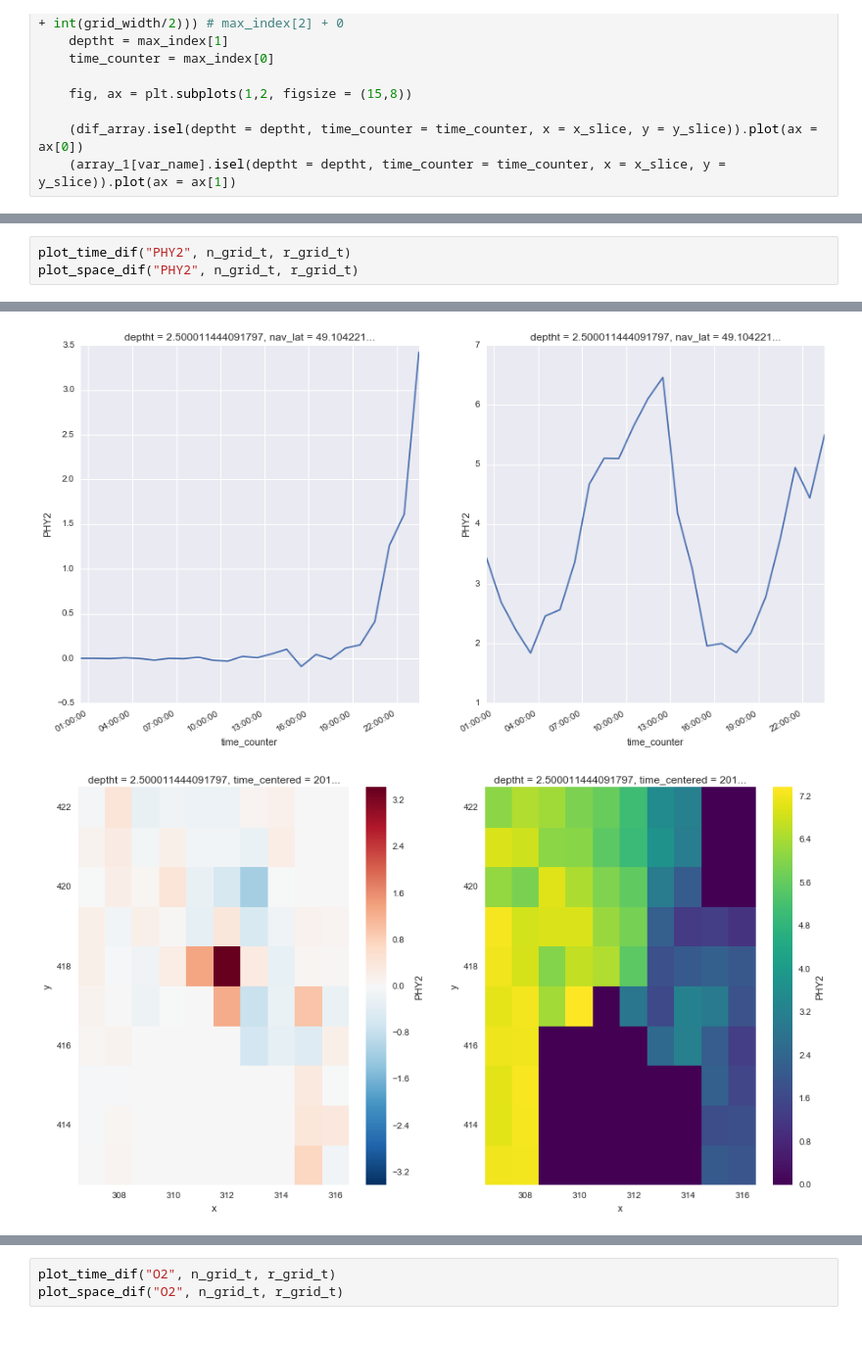
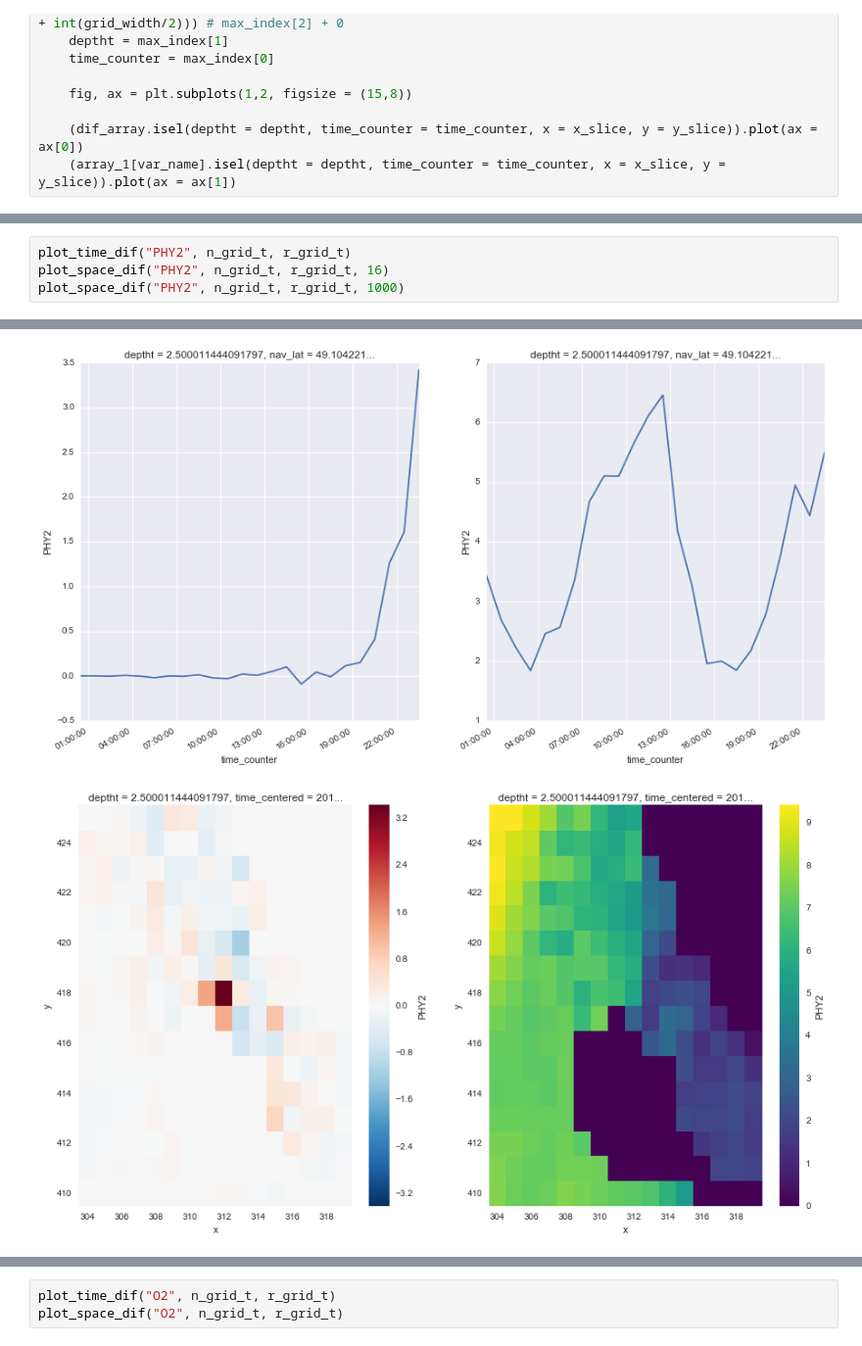
Before and after one commit to SalishSeaCast/analysis-james, a Jupyter notebook: notebooks/nowcast_re-run_diff.ipynb, the cells around one changed output, grey strips where cells are left out. Shown at 98% size. Saved outputs shown, nothing was run; the diff lists cells and outputs as text.

Commit message:
Added zoomed out plots of tracer difference

```diff
--- a/notebooks/nowcast_re-run_diff.ipynb
+++ b/notebooks/nowcast_re-run_diff.ipynb
@@ -140,6 +142,7 @@ Attributes:
 # %%
 plot_time_dif("PHY2", n_grid_t, r_grid_t)
-plot_space_dif("PHY2", n_grid_t, r_grid_t)
+plot_space_dif("PHY2", n_grid_t, r_grid_t, 16)
+plot_space_dif("PHY2", n_grid_t, r_grid_t, 1000)
 # %% [output]
 <xarray.DataArray 'PHY2' ()>
 array(5.496196269989014)
@@ -158,6 +160,6 @@ Attributes:
     interval_operation: 40 s
     interval_write: 1 h
     cell_methods: time: mean (interval: 40 s)
     cell_measures: area: area
 [figure]
-[figure, old version]
+[figure, new version]
```
Also changed, not shown: parts of 3 cells of this notebook.
